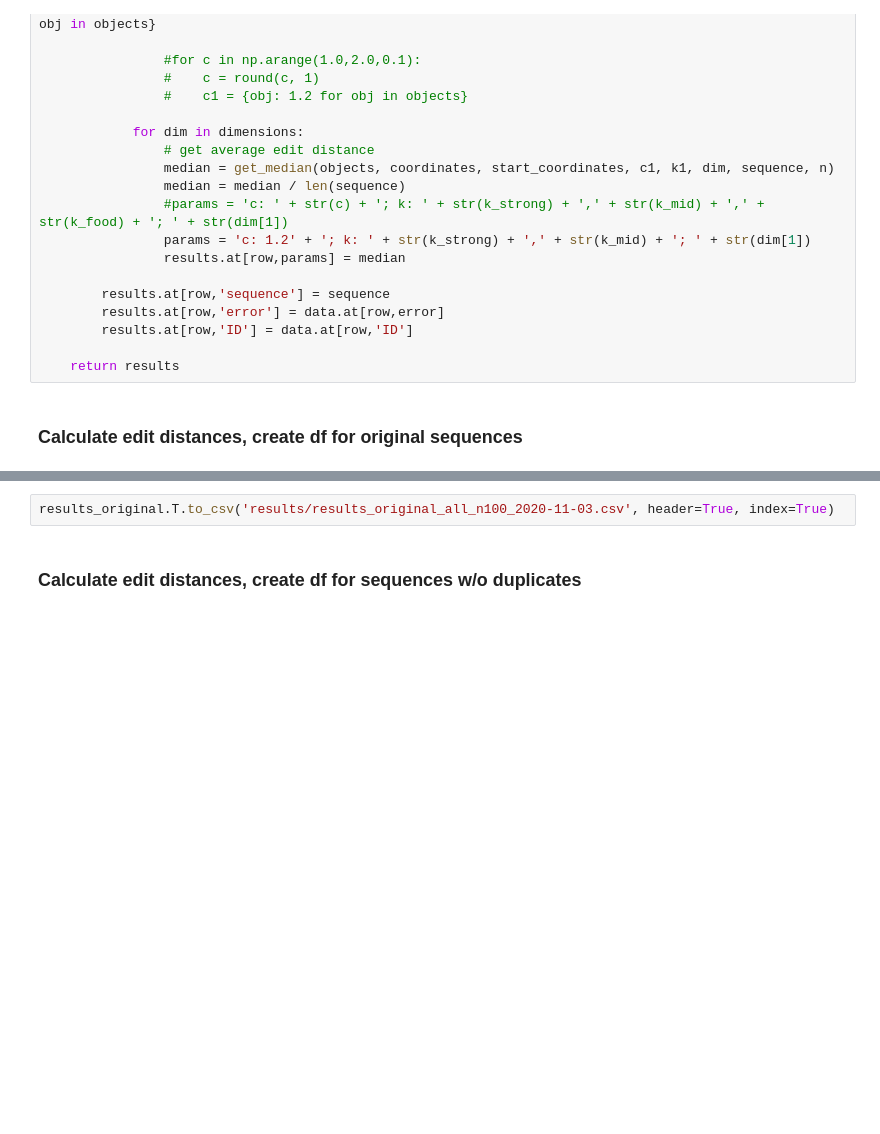
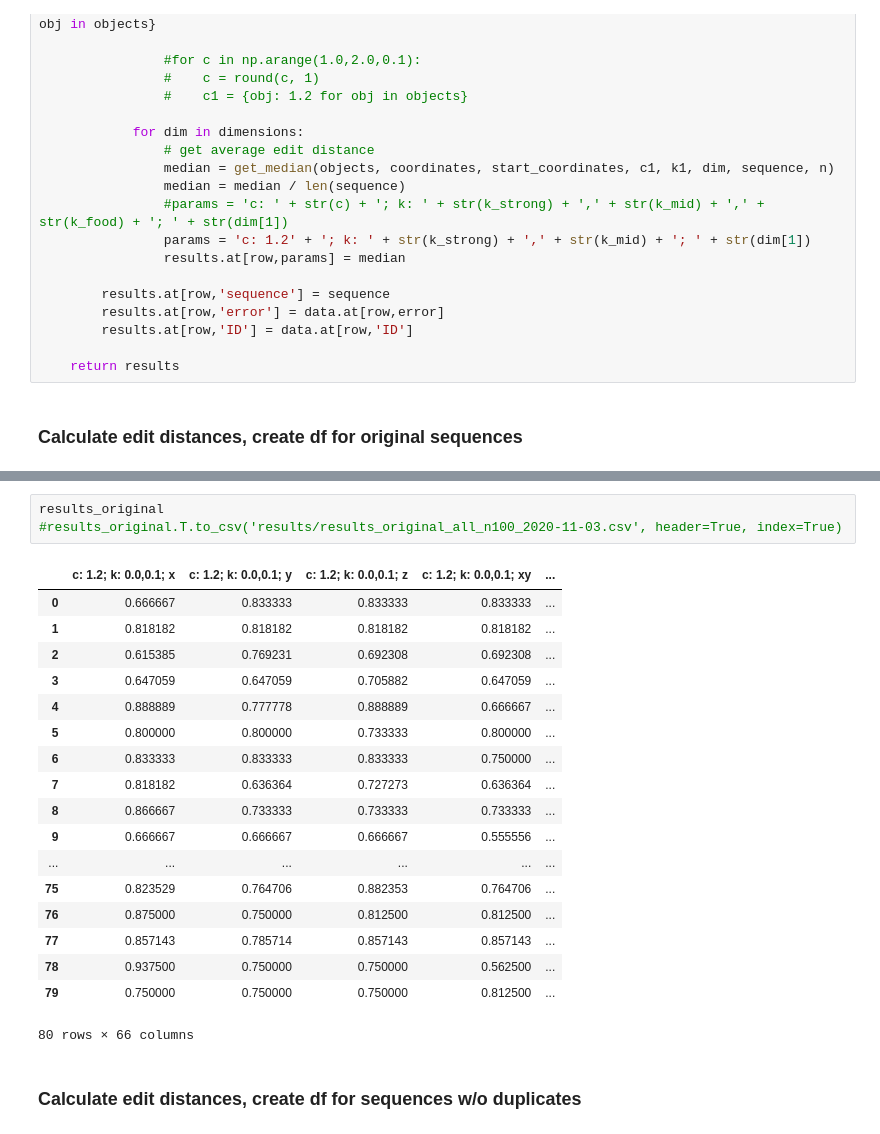
Before and after one commit to zauri/action_selection, a Jupyter notebook: cognitive model/opportunistic_planning/automatica/automatica_lowesterror_model_comparison_all.ipynb, the cells around one changed output, grey strips where cells are left out. Cells and saved outputs as stored; diff of their text form; blank space fills up the shorter version.

Commit message:
delete obsolete plots, rerun model + check results

```diff
--- a/cognitive model/opportunistic_planning/automatica/automatica_lowesterror_model_comparison_all.ipynb
+++ b/cognitive model/opportunistic_planning/automatica/automatica_lowesterror_model_comparison_all.ipynb
@@ -180,5 +180,25 @@ Wall time: 3min 24s
 # %%
-results_original.T.to_csv('results/results_original_all_n100_2020-11-03.csv', header=True, index=True)
+results_original
+#results_original.T.to_csv('results/results_original_all_n100_2020-11-03.csv', header=True, index=True)
+# %% [output]
+|  | c: 1.2; k: 0.0,0.1; x | c: 1.2; k: 0.0,0.1; y | c: 1.2; k: 0.0,0.1; z | c: 1.2; k: 0.0,0.1; xy | ... |
+| 0 | 0.666667 | 0.833333 | 0.833333 | 0.833333 | ... |
+| 1 | 0.818182 | 0.818182 | 0.818182 | 0.818182 | ... |
+| 2 | 0.615385 | 0.769231 | 0.692308 | 0.692308 | ... |
+| 3 | 0.647059 | 0.647059 | 0.705882 | 0.647059 | ... |
+| 4 | 0.888889 | 0.777778 | 0.888889 | 0.666667 | ... |
+| 5 | 0.800000 | 0.800000 | 0.733333 | 0.800000 | ... |
+| 6 | 0.833333 | 0.833333 | 0.833333 | 0.750000 | ... |
+| 7 | 0.818182 | 0.636364 | 0.727273 | 0.636364 | ... |
+| 8 | 0.866667 | 0.733333 | 0.733333 | 0.733333 | ... |
+| 9 | 0.666667 | 0.666667 | 0.666667 | 0.555556 | ... |
+| ... | ... | ... | ... | ... | ... |
+| 75 | 0.823529 | 0.764706 | 0.882353 | 0.764706 | ... |
+| 76 | 0.875000 | 0.750000 | 0.812500 | 0.812500 | ... |
+| 77 | 0.857143 | 0.785714 | 0.857143 | 0.857143 | ... |
+| 78 | 0.937500 | 0.750000 | 0.750000 | 0.562500 | ... |
+| 79 | 0.750000 | 0.750000 | 0.750000 | 0.812500 | ... |
+80 rows × 66 columns
 # %% [markdown]
 ### Calculate edit distances, create df for sequences w/o duplicates
 # %%
```
Also changed, not shown: parts of 4 cells of this notebook, 3 other files.
